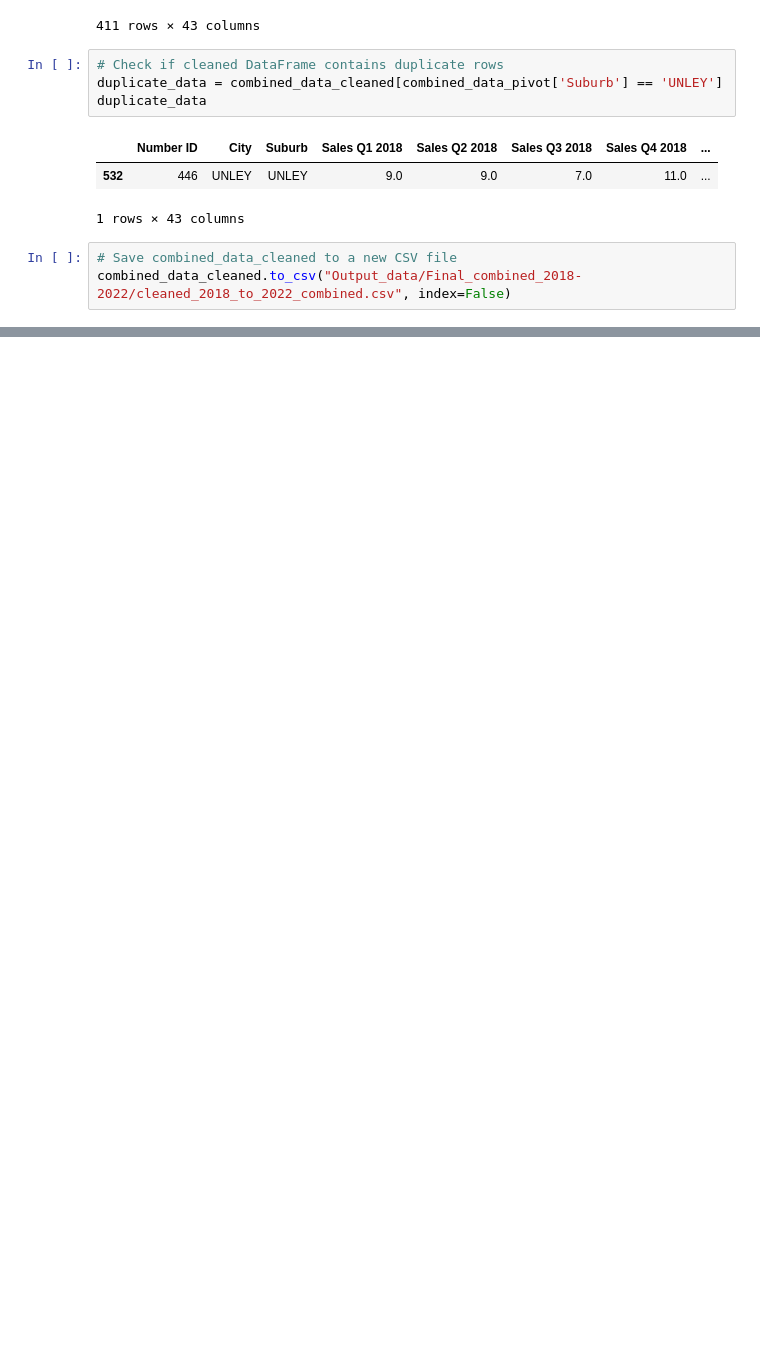
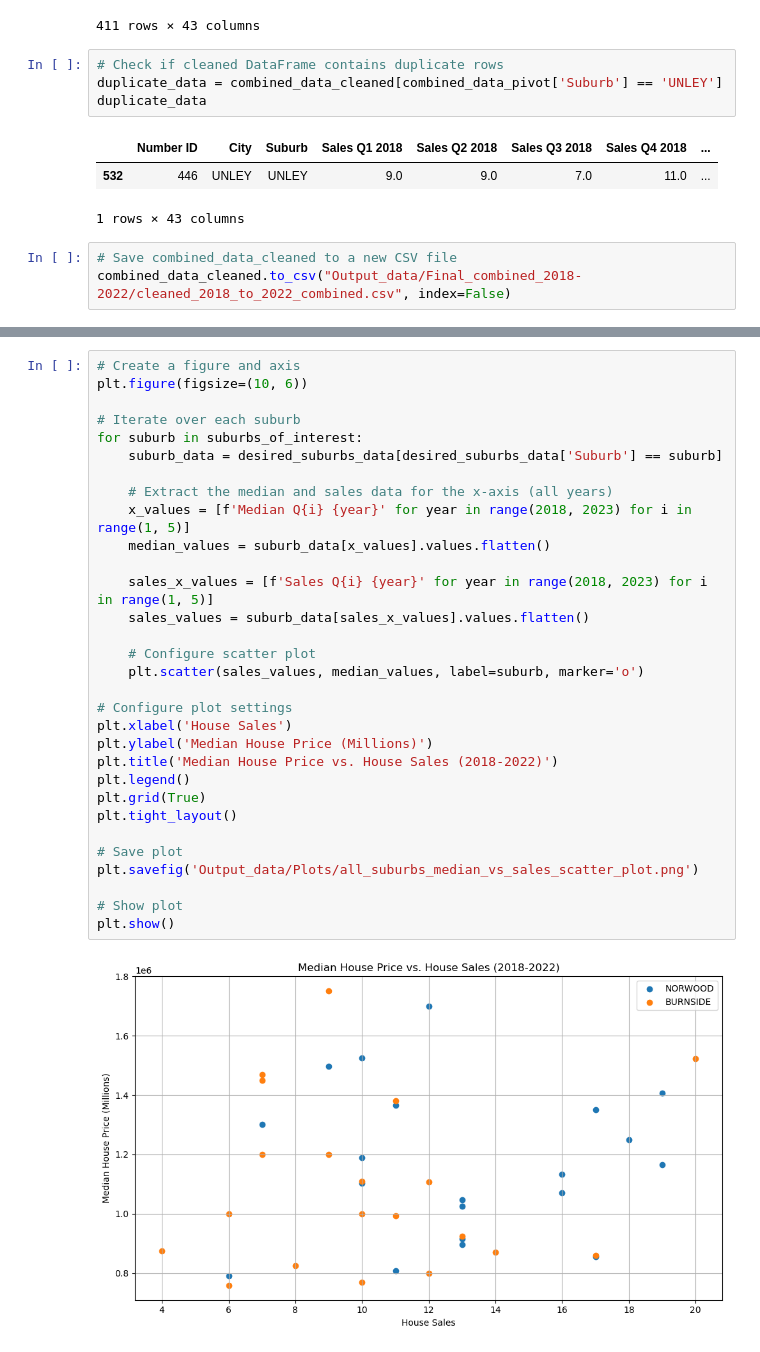
Before and after one commit to VanHg33/Challenge_7-8_Project1, a Jupyter notebook: Project 1/Jordan_Data_Analysis.ipynb, the cells around one changed output, grey strips where cells are left out. Saved outputs shown, nothing was run; the diff lists cells and outputs as text; blank space fills up the shorter version.

```diff
--- a/Project 1/Jordan_Data_Analysis.ipynb
+++ b/Project 1/Jordan_Data_Analysis.ipynb
@@ -128 +215,34 @@ desired_suburbs_data
+# %%
+# Create a figure and axis
+plt.figure(figsize=(10, 6))
+
+# Iterate over each suburb
+for suburb in suburbs_of_interest:
+    suburb_data = desired_suburbs_data[desired_suburbs_data['Suburb'] == suburb]
+
+    # Extract the median and sales data for the x-axis (all years)
+    x_values = [f'Median Q{i} {year}' for year in range(2018, 2023) for i in range(1, 5)]
+    median_values = suburb_data[x_values].values.flatten()
+
+    sales_x_values = [f'Sales Q{i} {year}' for year in range(2018, 2023) for i in range(1, 5)]
+    sales_values = suburb_data[sales_x_values].values.flatten()
+
+    # Configure scatter plot
+    plt.scatter(sales_values, median_values, label=suburb, marker='o')
+
+# Configure plot settings
+plt.xlabel('House Sales')
+plt.ylabel('Median House Price (Millions)')
+plt.title('Median House Price vs. House Sales (2018-2022)')
+plt.legend()
+plt.grid(True)
+plt.tight_layout()
+
+# Save plot
+plt.savefig('Output_data/Plots/all_suburbs_median_vs_sales_scatter_plot.png')
+
+# Show plot
+plt.show()
+# %% [output]
+[figure, added]
 # %%
```
Also changed, not shown: parts of 6 cells of this notebook, 8 other files.
